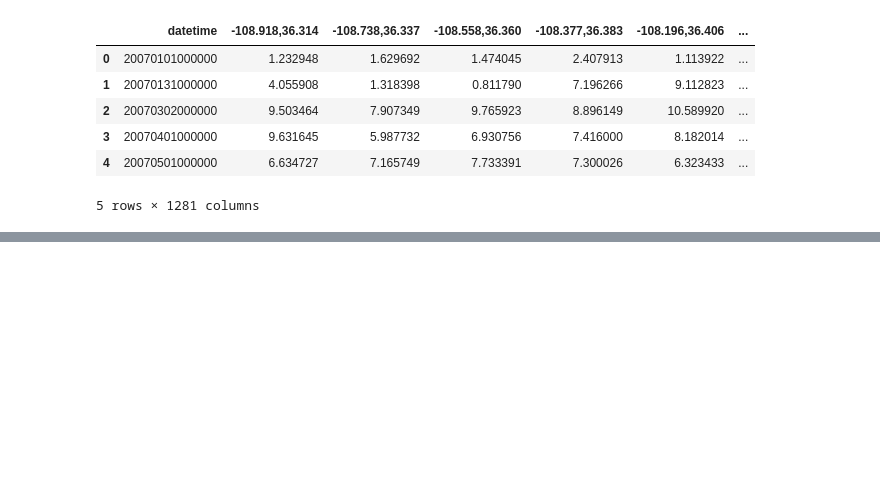
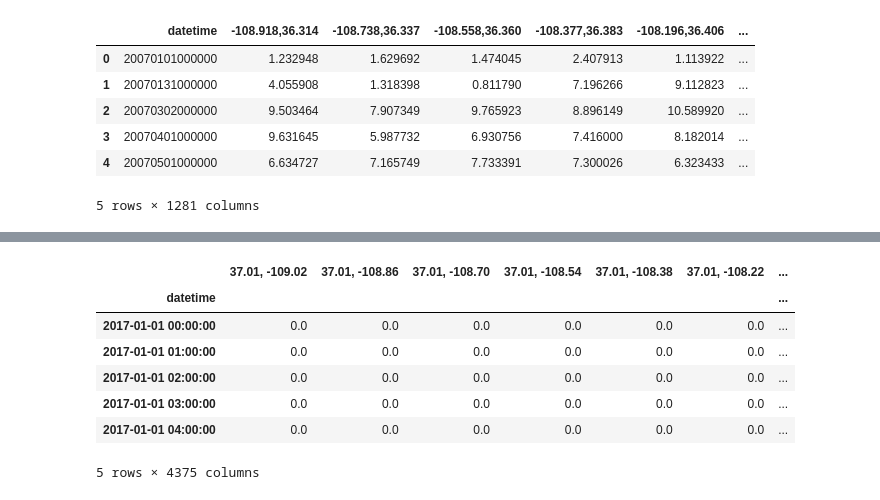
Before and after one commit to NREL/hsds-examples, a Jupyter notebook: notebooks/04_data_export.ipynb, the cells around one changed output, grey strips where cells are left out. Drawn from its saved outputs; the diff is of its cells as text; code cells hidden in the pictures; blank space fills up the shorter version.

```diff
--- a/notebooks/04_data_export.ipynb
+++ b/notebooks/04_data_export.ipynb
@@ -165,0 +204,5 @@ df.to_csv("colorado.csv")
+# %%
+# function to unscale nsrdb timeseries
+def unscale_dset(nsrdb, dset_name, idx):
+    dset = nsrdb[dset_name]
+    return dset[:, idx] / dset.attrs['psm_scale_factor']
@@ -165,0 +265,19 @@ df.to_csv("colorado.csv")
+# %%
+# Pull hourly ghi for every 4th site in CO:
+df = pd.DataFrame()
+for idx, row in CO_sites.iloc[::4].iterrows():
+    lat_lon = '{:.2f}, {:.2f}'.format(*row[['latitude', 'longitude']].values)
+    df[lat_lon] = unscale_dset(nsrdb, 'ghi', idx)[::2]
+
+df.index = time_index[::2]
+df.index.name = 'datetime'
+df.head()
+# %% [output]
+|  | 37.01, -109.02 | 37.01, -108.86 | 37.01, -108.70 | 37.01, -108.54 | 37.01, -108.38 | 37.01, -108.22 | ... |
+| datetime |  |  |  |  |  |  | ... |
+| 2017-01-01 00:00:00 | 0.0 | 0.0 | 0.0 | 0.0 | 0.0 | 0.0 | ... |
+| 2017-01-01 01:00:00 | 0.0 | 0.0 | 0.0 | 0.0 | 0.0 | 0.0 | ... |
+| 2017-01-01 02:00:00 | 0.0 | 0.0 | 0.0 | 0.0 | 0.0 | 0.0 | ... |
+| 2017-01-01 03:00:00 | 0.0 | 0.0 | 0.0 | 0.0 | 0.0 | 0.0 | ... |
+| 2017-01-01 04:00:00 | 0.0 | 0.0 | 0.0 | 0.0 | 0.0 | 0.0 | ... |
+5 rows × 4375 columns
```
Also changed, not shown: parts of 24 cells of this notebook, 4 other files.
